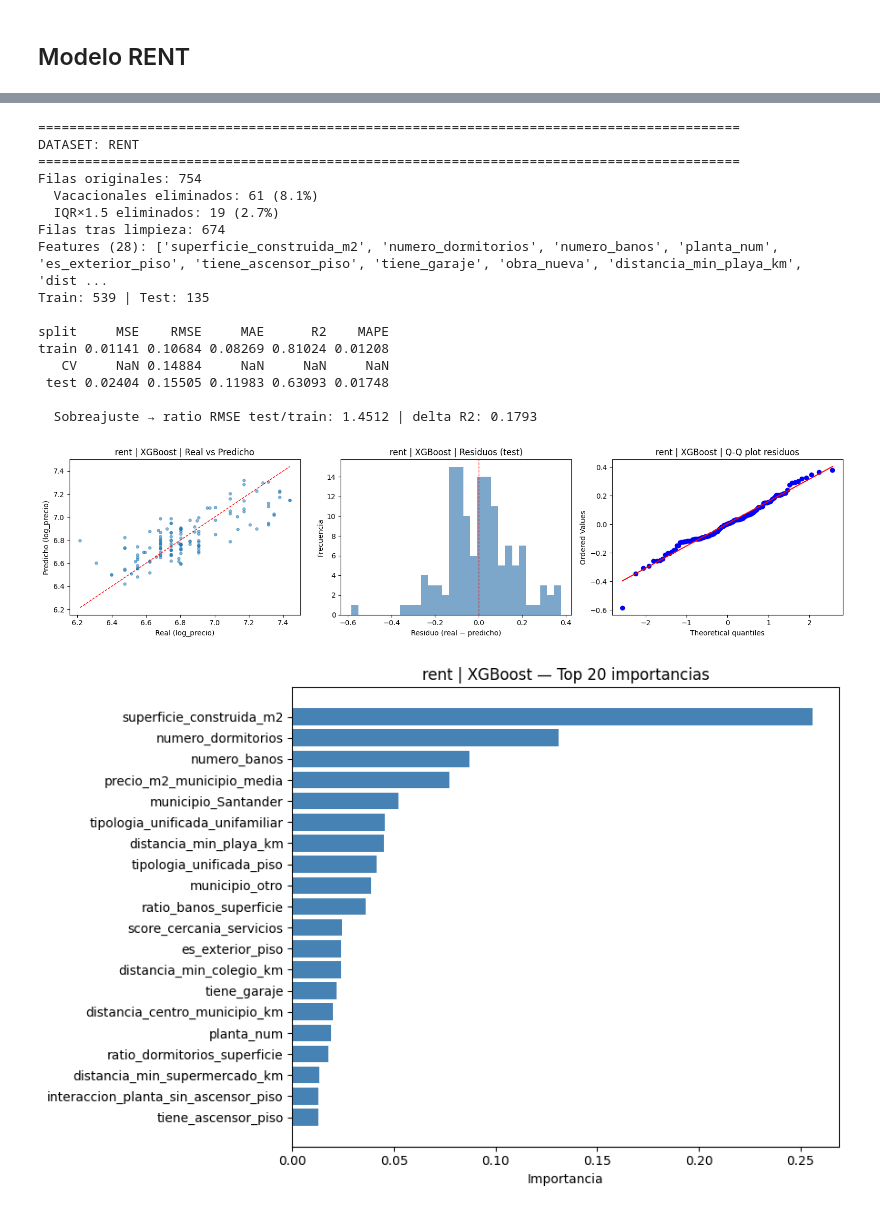
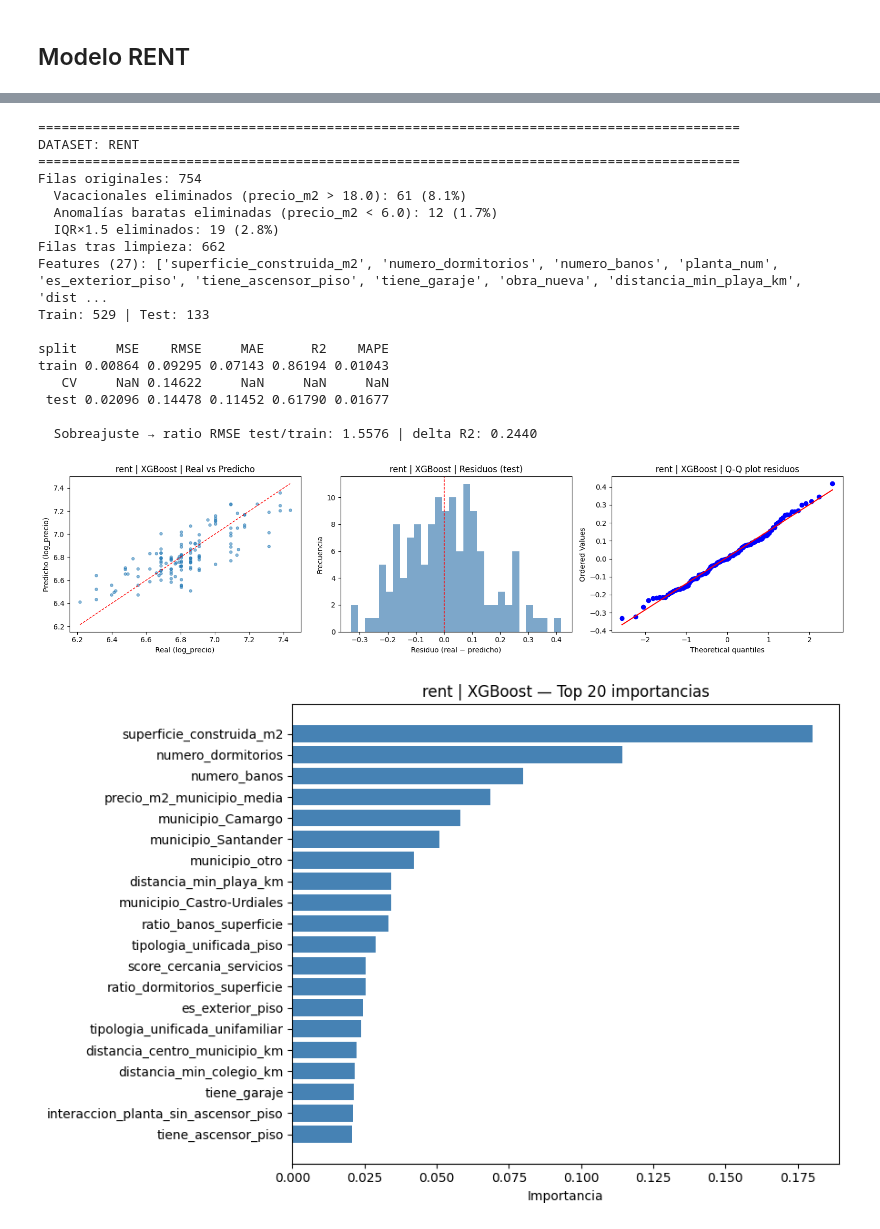
Before and after one commit to sitomachu/bezanillasl, a Jupyter notebook: notebooks/05_ML/55_sale_rent_models.ipynb, the cells around one changed output, grey strips where cells are left out. Cells and saved outputs as stored; diff of their text form; code cells hidden in the pictures.

```diff
--- a/notebooks/05_ML/55_sale_rent_models.ipynb
+++ b/notebooks/05_ML/55_sale_rent_models.ipynb
@@ -43,6 +45,13 @@ CV_FOLDS     = 5
 IQR_FACTOR   = 1.5
 MIN_MUNI_OBS = 10
 
+# Sale: suelo precio_m2 — elimina ruinas, rurales extremas y errores
+SALE_PRECIO_M2_MIN          = 1000   # €/m²
+
+# Rent: filtros de precio_m2 simétricos
+RENT_PRECIO_M2_VACACIONAL   = 18.0   # €/m²/mes — por encima: vacacional
+RENT_PRECIO_M2_MIN          = 6.0    # €/m²/mes — por debajo: anomalía / garaje / error
+
 # ── Rutas ─────────────────────────────────────────────────────────────────────
 def find_project_root(start: Path) -> Path:
     for p in [start, *start.parents]:
@@ -297,7 +318,6 @@ train 0.03441 0.18550 0.13652 0.89661 0.01093
 ## Modelo RENT
 # %%
 RENT_PATH = PROJECT_ROOT / "data" / "gold" / "final_rent_idealistaAPI.csv"
-PRECIO_M2_VACACIONAL_UMBRAL = 18.0   # €/m²/mes — por encima se considera alquiler vacacional
 
 # Features rent: incluye es_exterior_piso y tiene_ascensor_piso (relevantes en alquiler)
 RENT_BASE_FEATURES = [
@@ -325,17 +345,17 @@ RENT_BASE_FEATURES = [
 ]
 
 # Hiperparámetros óptimos de Optuna (53_boost_rent, 100 trials, CV-RMSE limpio)
-# → train R²=0.810 | test R²=0.631 | CV-RMSE=0.149
+# → train R²=0.862 | test R²=0.618 | CV-RMSE=0.146
 XGB_PARAMS_RENT = dict(
-    n_estimators=300,
-    max_depth=3,
-    learning_rate=0.027188,
-    subsample=0.871667,
-    colsample_bytree=0.849217,
-    min_child_weight=12,
-    reg_lambda=3.339636,
-    reg_alpha=0.125753,
-    gamma=0.004684,
+    n_estimators=1000,
+    max_depth=6,
+    learning_rate=0.011737724486287017,
+    subsample=0.6046283826235364,
+    colsample_bytree=0.8531891359517659,
+    min_child_weight=6,
+    reg_lambda=3.378990393436524,
+    reg_alpha=0.06467616791725625,
+    gamma=0.03464694507245766,
     random_state=RANDOM_STATE,
     n_jobs=-1,
     verbosity=0,
@@ -371,12 +391,17 @@ df_rent = pd.read_csv(RENT_PATH)
 df_rent = df_rent[df_rent[TARGET_COL].notna() & df_rent["precio_m2"].notna()].copy()
 print(f"Filas originales: {len(df_rent)}")
 
-# ── Limpieza vacacionales (precio_m2 > umbral) ────────────────────────────────
-mask_vac = df_rent["precio_m2"] <= PRECIO_M2_VACACIONAL_UMBRAL
-print(f"  Vacacionales eliminados: {(~mask_vac).sum()} ({(~mask_vac).mean()*100:.1f}%)")
+# ── Paso 1: eliminar vacacionales (precio_m2 alto) ────────────────────────────
+mask_vac = df_rent["precio_m2"] <= RENT_PRECIO_M2_VACACIONAL
+print(f"  Vacacionales eliminados (precio_m2 > {RENT_PRECIO_M2_VACACIONAL}): {(~mask_vac).sum()} ({(~mask_vac).mean()*100:.1f}%)")
 df_rent = df_rent[mask_vac].copy()
 
-# ── IQR×1.5 sobre log_precio ──────────────────────────────────────────────────
+# ── Paso 2: eliminar anomalías baratas (precio_m2 bajo) ───────────────────────
+mask_min = df_rent["precio_m2"] >= RENT_PRECIO_M2_MIN
+print(f"  Anomalías baratas eliminadas (precio_m2 < {RENT_PRECIO_M2_MIN}): {(~mask_min).sum()} ({(~mask_min).mean()*100:.1f}%)")
+df_rent = df_rent[mask_min].copy()
+
+# ── Paso 3: IQR×1.5 sobre log_precio ─────────────────────────────────────────
 q1, q3 = df_rent[TARGET_COL].quantile([0.25, 0.75])
 iqr = q3 - q1
 mask_iqr = df_rent[TARGET_COL].between(q1 - IQR_FACTOR * iqr, q3 + IQR_FACTOR * iqr)
@@ -429,42 +454,43 @@ cv_rmse = float(-cv_scores.mean())
 # ── Métricas ──────────────────────────────────────────────────────────────────
 m_train = get_metrics(y_train, model_rent.predict(X_train))
 m_test  = get_metrics(y_test,  model_rent.predict(X_test))
 
 summary = pd.concat([
     m_train.assign(split="train"),
     pd.DataFrame({"split": ["CV"], "MSE": [None],
                   "RMSE": [round(cv_rmse, 5)],
                   "MAE": [None], "R2": [None], "MAPE": [None]}),
     m_test.assign(split="test"),
 ], ignore_index=True)[["split", "MSE", "RMSE", "MAE", "R2", "MAPE"]]
 print(f"\n{summary.to_string(index=False)}")
 
 delta_r2 = float(m_train["R2"].iloc[0]) - float(m_test["R2"].iloc[0])
 ratio    = float(m_test["RMSE"].iloc[0]) / max(float(m_train["RMSE"].iloc[0]), 1e-9)
 print(f"\n  Sobreajuste → ratio RMSE test/train: {ratio:.4f} | delta R2: {delta_r2:.4f}")
 
 plot_diagnostics(y_test, model_rent.predict(X_test), "rent | XGBoost")
 plot_feature_importance(
     model_rent.feature_importances_, feats_rent,
     "rent | XGBoost — Top 20 importancias"
 )
 # %% [output]
 ==========================================================================================
 DATASET: RENT
 ==========================================================================================
 Filas originales: 754
-  Vacacionales eliminados: 61 (8.1%)
-  IQR×1.5 eliminados: 19 (2.7%)
-Filas tras limpieza: 674
-Features (28): ['superficie_construida_m2', 'numero_dormitorios', 'numero_banos', 'planta_num', 'es_exterior_piso', 'tiene_ascensor_piso', 'tiene_garaje', 'obra_nueva', 'distancia_min_playa_km', 'dist ...
-Train: 539 | Test: 135
+  Vacacionales eliminados (precio_m2 > 18.0): 61 (8.1%)
+  Anomalías baratas eliminadas (precio_m2 < 6.0): 12 (1.7%)
+  IQR×1.5 eliminados: 19 (2.8%)
+Filas tras limpieza: 662
+Features (27): ['superficie_construida_m2', 'numero_dormitorios', 'numero_banos', 'planta_num', 'es_exterior_piso', 'tiene_ascensor_piso', 'tiene_garaje', 'obra_nueva', 'distancia_min_playa_km', 'dist ...
+Train: 529 | Test: 133
 
 split     MSE    RMSE     MAE      R2    MAPE
-train 0.01141 0.10684 0.08269 0.81024 0.01208
-   CV     NaN 0.14884     NaN     NaN     NaN
- test 0.02404 0.15505 0.11983 0.63093 0.01748
+train 0.00864 0.09295 0.07143 0.86194 0.01043
+   CV     NaN 0.14622     NaN     NaN     NaN
+ test 0.02096 0.14478 0.11452 0.61790 0.01677
 
-  Sobreajuste → ratio RMSE test/train: 1.4512 | delta R2: 0.1793
+  Sobreajuste → ratio RMSE test/train: 1.5576 | delta R2: 0.2440
-[figure, old version]
+[figure, new version]
-[figure, old version]
+[figure, new version]
 |  | feature | importance |
```
Also changed, not shown: parts of 4 cells of this notebook, 4 other files.
